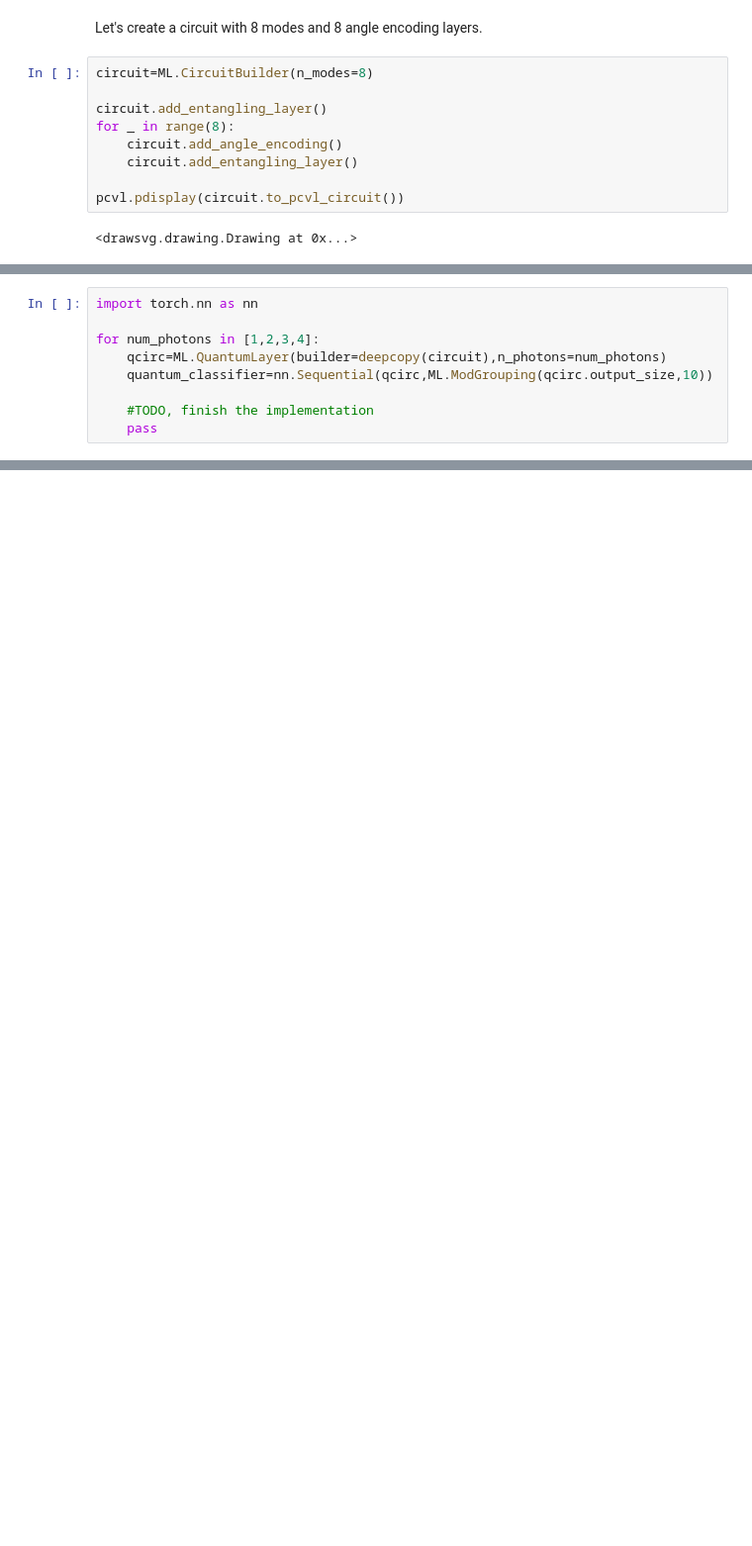
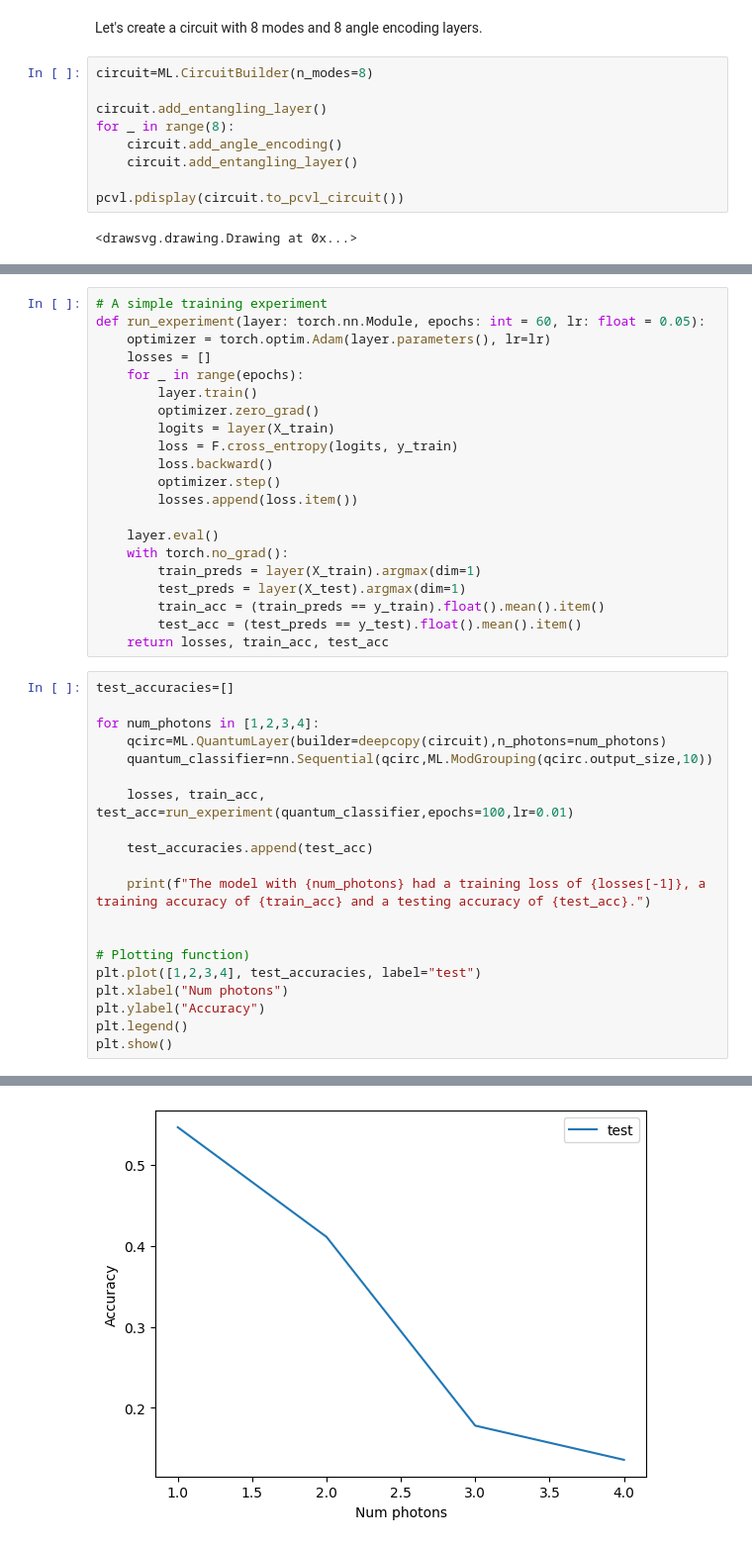
Before and after one commit to mosh3eb/merlin, a Jupyter notebook: docs/source/notebooks/FromSimpleToBuilder.ipynb, the cells around one changed output, grey strips where cells are left out. Shown at 99% size. Cells and saved outputs as stored; diff of their text form; blank space fills up the shorter version.

Commit message:
Finished the simple to builder notebook

```diff
--- a/docs/source/notebooks/FromSimpleToBuilder.ipynb
+++ b/docs/source/notebooks/FromSimpleToBuilder.ipynb
@@ -243,9 +236,42 @@ Let's analyze the relation between the number of photons and the performance of
+# %%
+# A simple training experiment
+def run_experiment(layer: torch.nn.Module, epochs: int = 60, lr: float = 0.05):
+    optimizer = torch.optim.Adam(layer.parameters(), lr=lr)
+    losses = []
+    for _ in range(epochs):
+        layer.train()
+        optimizer.zero_grad()
+        logits = layer(X_train)
+        loss = F.cross_entropy(logits, y_train)
+        loss.backward()
+        optimizer.step()
+        losses.append(loss.item())
+
+    layer.eval()
+    with torch.no_grad():
+        train_preds = layer(X_train).argmax(dim=1)
+        test_preds = layer(X_test).argmax(dim=1)
+        train_acc = (train_preds == y_train).float().mean().item()
+        test_acc = (test_preds == y_test).float().mean().item()
+    return losses, train_acc, test_acc
 # %%
-import torch.nn as nn
+test_accuracies=[]
 
 for num_photons in [1,2,3,4]:
     qcirc=ML.QuantumLayer(builder=deepcopy(circuit),n_photons=num_photons)
     quantum_classifier=nn.Sequential(qcirc,ML.ModGrouping(qcirc.output_size,10))
 
-    #TODO, finish the implementation
-    pass
+    losses, train_acc, test_acc=run_experiment(quantum_classifier,epochs=100,lr=0.01)
+
+    test_accuracies.append(test_acc)
+
+    print(f"The model with {num_photons} had a training loss of {losses[-1]}, a training accuracy of {train_acc} and a testing accuracy of {test_acc}.")
+
+
+# Plotting function)
+plt.plot([1,2,3,4], test_accuracies, label="test")
+plt.xlabel("Num photons")
+plt.ylabel("Accuracy")
+plt.legend()
+plt.show()
+# %% [output]
@@ -251,0 +282 @@ for num_photons in [1,2,3,4]:
+[figure, added]
```
Also changed, not shown: parts of 24 cells of this notebook.
